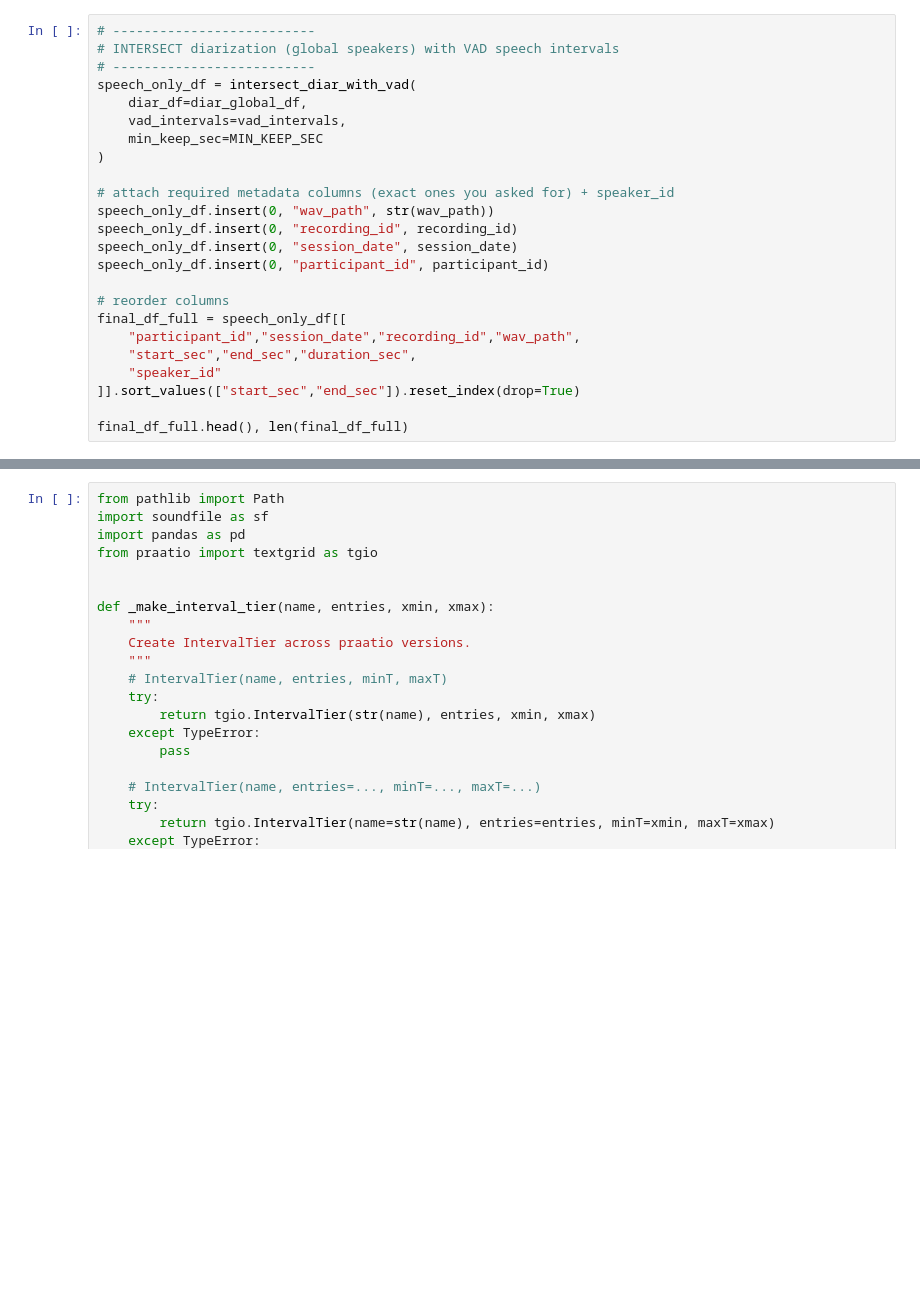
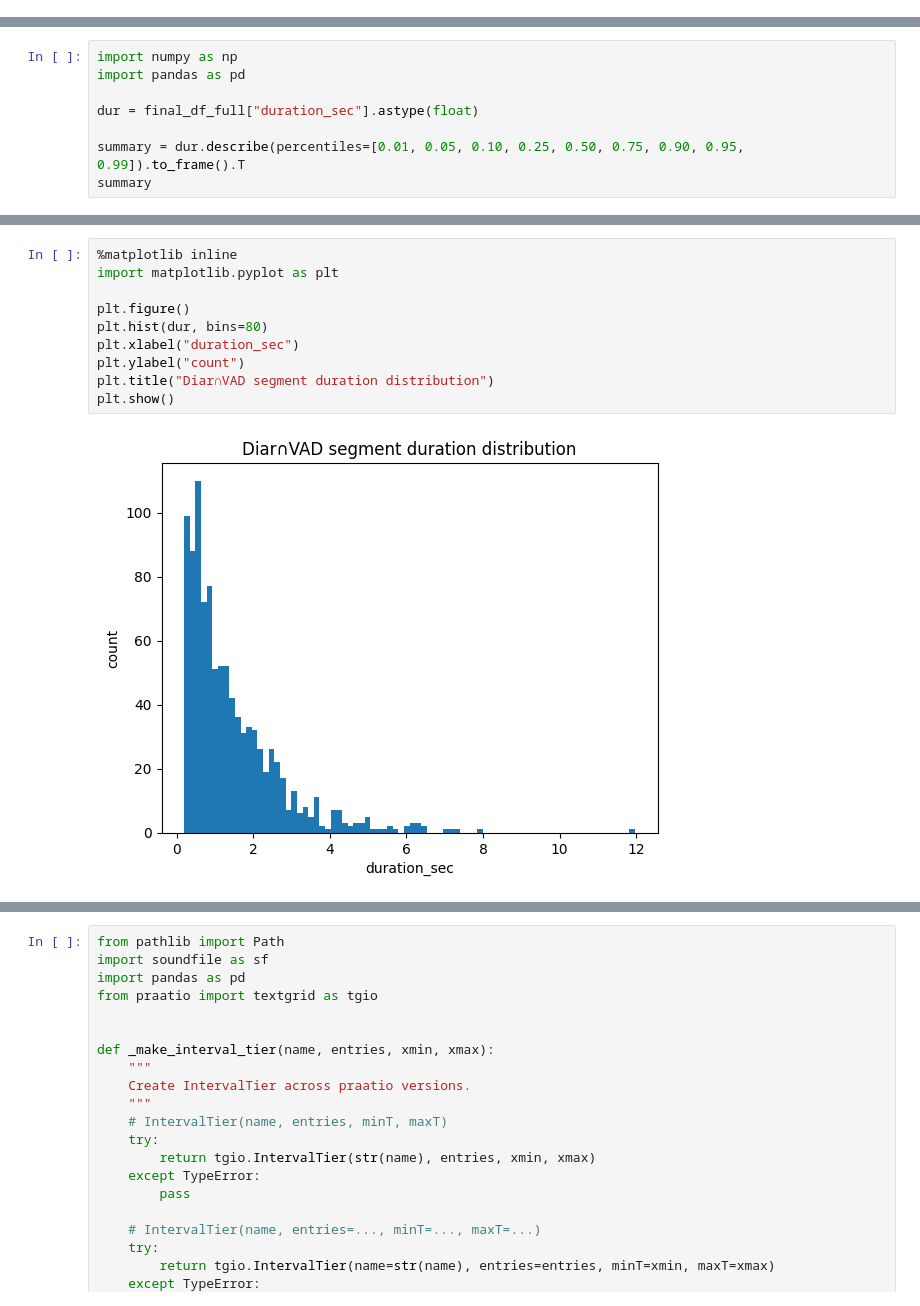
Before and after one commit to arunps12/HindiBabyNet, a Jupyter notebook: notebooks/00_research.ipynb, the cells around one changed output, grey strips where cells are left out. Drawn from its saved outputs; the diff is of its cells as text; blank space fills up the shorter version.

Commit message:
Implement diarization–VAD alignment, overlap analysis, and duration statistics for long-form audio

```diff
--- a/notebooks/00_research.ipynb
+++ b/notebooks/00_research.ipynb
@@ -627,24 +345,0 @@ diar_global_df.head(10)
-# %%
-# --------------------------
-# INTERSECT diarization (global speakers) with VAD speech intervals
-# --------------------------
-speech_only_df = intersect_diar_with_vad(
-    diar_df=diar_global_df,
-    vad_intervals=vad_intervals,
-    min_keep_sec=MIN_KEEP_SEC
-)
-
-# attach required metadata columns (exact ones you asked for) + speaker_id
-speech_only_df.insert(0, "wav_path", str(wav_path))
-speech_only_df.insert(0, "recording_id", recording_id)
-speech_only_df.insert(0, "session_date", session_date)
-speech_only_df.insert(0, "participant_id", participant_id)
-
-# reorder columns
-final_df_full = speech_only_df[[
-    "participant_id","session_date","recording_id","wav_path",
-    "start_sec","end_sec","duration_sec",
-    "speaker_id"
-]].sort_values(["start_sec","end_sec"]).reset_index(drop=True)
-
-final_df_full.head(), len(final_df_full)
@@ -686,0 +386,8 @@ Name: duration_sec, dtype: float64
+# %%
+import numpy as np
+import pandas as pd
+
+dur = final_df_full["duration_sec"].astype(float)
+
+summary = dur.describe(percentiles=[0.01, 0.05, 0.10, 0.25, 0.50, 0.75, 0.90, 0.95, 0.99]).to_frame().T
+summary
@@ -686,0 +450,12 @@ Name: duration_sec, dtype: float64
+# %%
+%matplotlib inline
+import matplotlib.pyplot as plt
+
+plt.figure()
+plt.hist(dur, bins=80)
+plt.xlabel("duration_sec")
+plt.ylabel("count")
+plt.title("Diar∩VAD segment duration distribution")
+plt.show()
+# %% [output]
+[figure, added]
```
Also changed, not shown: parts of 36 cells of this notebook.
